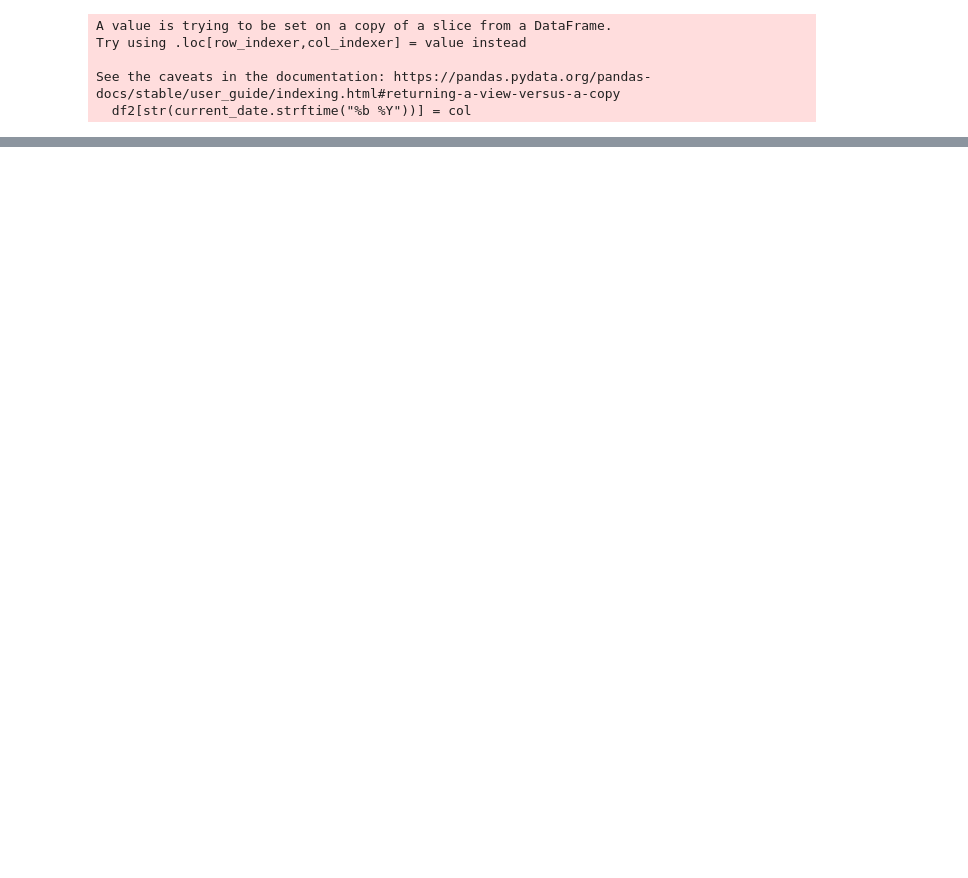
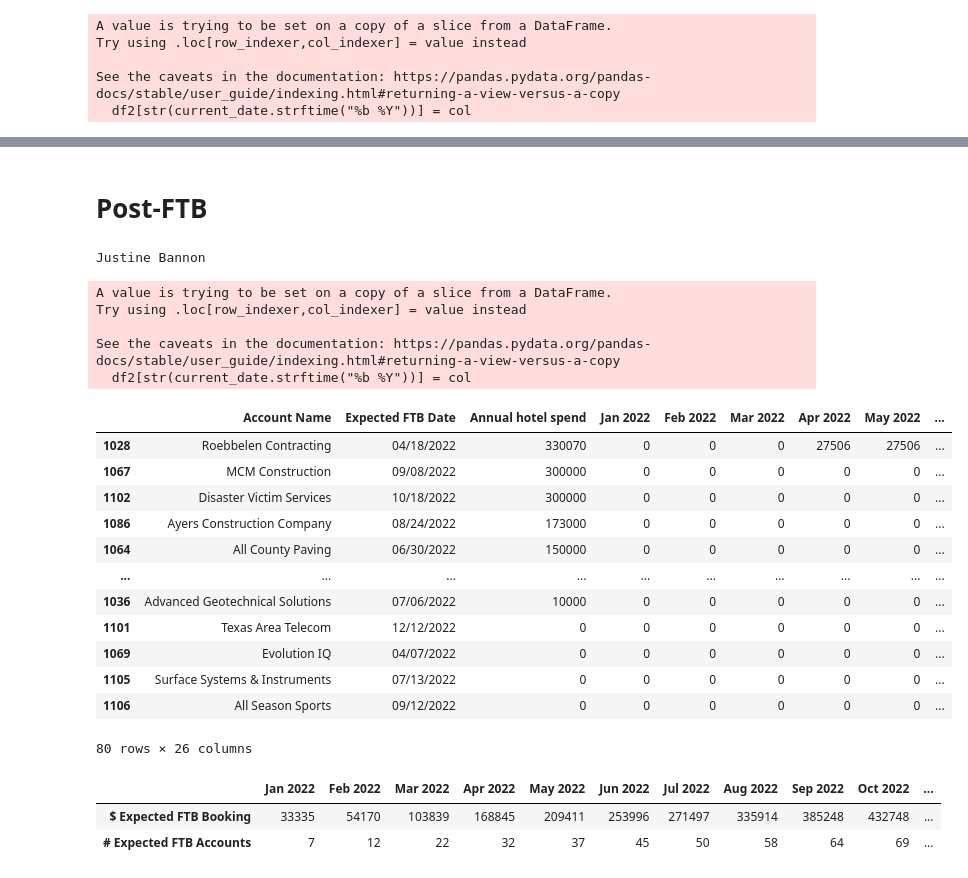
Before and after one commit to EnricoBorriello/Pipeline, a Jupyter notebook: Main.ipynb, the cells around one changed output, grey strips where cells are left out. Drawn from its saved outputs; the diff is of its cells as text; code cells hidden in the pictures; blank space fills up the shorter version.

```diff
--- a/Main.ipynb
+++ b/Main.ipynb
@@ -126,0 +212,8 @@ ax.yaxis.set_major_formatter(mticker.StrMethodFormatter('${x:,.0f}'))
+# %% [markdown]
+# Post-FTB
+# %%
+ownerID = 0
+owner = owners_list[ownerID]
+print(owner)
+# %% [output]
+Justine Bannon
@@ -126,0 +226,62 @@ ax.yaxis.set_major_formatter(mticker.StrMethodFormatter('${x:,.0f}'))
+# %%
+# Define the range using the first and second dates
+start_date_str = find_date_range(df2['Expected FTB Date'])[0]
+end_date_str = find_date_range(df2['Expected FTB Date'])[1]
+
+# Convert the start and end dates to datetime objects
+start_date = datetime.strptime(start_date_str, "%m/%d/%Y")
+end_date = datetime.strptime(end_date_str, "%m/%d/%Y")
+
+# Add one year to the end date
+end_date_plus_one_year = end_date + timedelta(days=365)
+
+# Iterate through the months and print the abbreviated month and year
+
+col = [0 for i in range(len(df2))]
+
+current_date = start_date
+while current_date < end_date_plus_one_year:
+    #print(current_date.strftime("%b %Y"))
+    df2[str(current_date.strftime("%b %Y"))] = col
+    current_date += timedelta(days=30)
+# %% [output]
+A value is trying to be set on a copy of a slice from a DataFrame.
+Try using .loc[row_indexer,col_indexer] = value instead
+
+See the caveats in the documentation: https://pandas.pydata.org/pandas-docs/stable/user_guide/indexing.html#returning-a-view-versus-a-copy
+  df2[str(current_date.strftime("%b %Y"))] = col
+# %%
+for i in range(len(df2)): # loop over accounts for given owner
+    start_date = df2.at[df2.index[i],'Expected FTB Date']
+    spend = df2.at[df2.index[i],'Annual hotel spend']
+    # Convert the date string to a datetime object
+    date = datetime.strptime(start_date, "%m/%d/%Y")
+    # loop over the following 12 months
+    for j in range(12):
+        label = date.strftime("%b %Y")  # Format the date as "Abbreviated Month Year"
+        df2.at[df2.index[i],label] = round(spend/12)
+        # Add 30 days to the date for the next month
+        date += timedelta(days=30)
+    # to make sure empty months don't return NaN when divided by zero:
+    df2.fillna(int(0), inplace=True, downcast='infer')
+# %%
+# This reproduces the content of "Prospect (Pre-FTB) detail"
+# Now I need to reproduce "Customers (Post-FTB) Detail"
+# and "Pipeline Summary"
+
+sorted_df2 = df2.sort_values(by='Annual hotel spend',ascending=False)
+sorted_df2
+# %% [output]
+|  | Account Name | Expected FTB Date | Annual hotel spend | Jan 2022 | Feb 2022 | Mar 2022 | Apr 2022 | May 2022 | ... |
+| 1028 | Roebbelen Contracting | 04/18/2022 | 330070 | 0 | 0 | 0 | 27506 | 27506 | ... |
+| 1067 | MCM Construction | 09/08/2022 | 300000 | 0 | 0 | 0 | 0 | 0 | ... |
+| 1102 | Disaster Victim Services | 10/18/2022 | 300000 | 0 | 0 | 0 | 0 | 0 | ... |
+| 1086 | Ayers Construction Company | 08/24/2022 | 173000 | 0 | 0 | 0 | 0 | 0 | ... |
+| 1064 | All County Paving | 06/30/2022 | 150000 | 0 | 0 | 0 | 0 | 0 | ... |
+| ... | ... | ... | ... | ... | ... | ... | ... | ... | ... |
+| 1036 | Advanced Geotechnical Solutions | 07/06/2022 | 10000 | 0 | 0 | 0 | 0 | 0 | ... |
+| 1101 | Texas Area Telecom | 12/12/2022 | 0 | 0 | 0 | 0 | 0 | 0 | ... |
+| 1069 | Evolution IQ | 04/07/2022 | 0 | 0 | 0 | 0 | 0 | 0 | ... |
+| 1105 | Surface Systems & Instruments | 07/13/2022 | 0 | 0 | 0 | 0 | 0 | 0 | ... |
+| 1106 | All Season Sports | 09/12/2022 | 0 | 0 | 0 | 0 | 0 | 0 | ... |
+80 rows × 26 columns
@@ -126,0 +302,8 @@ ax.yaxis.set_major_formatter(mticker.StrMethodFormatter('${x:,.0f}'))
+# %%
+# This is the output I need
+
+df_exp
+# %% [output]
+|  | Jan 2022 | Feb 2022 | Mar 2022 | Apr 2022 | May 2022 | Jun 2022 | Jul 2022 | Aug 2022 | Sep 2022 | Oct 2022 | ... |
+| $ Expected FTB Booking | 33335 | 54170 | 103839 | 168845 | 209411 | 253996 | 271497 | 335914 | 385248 | 432748 | ... |
+| # Expected FTB Accounts | 7 | 12 | 22 | 32 | 37 | 45 | 50 | 58 | 64 | 69 | ... |
```
Also changed, not shown: parts of 21 cells of this notebook.
